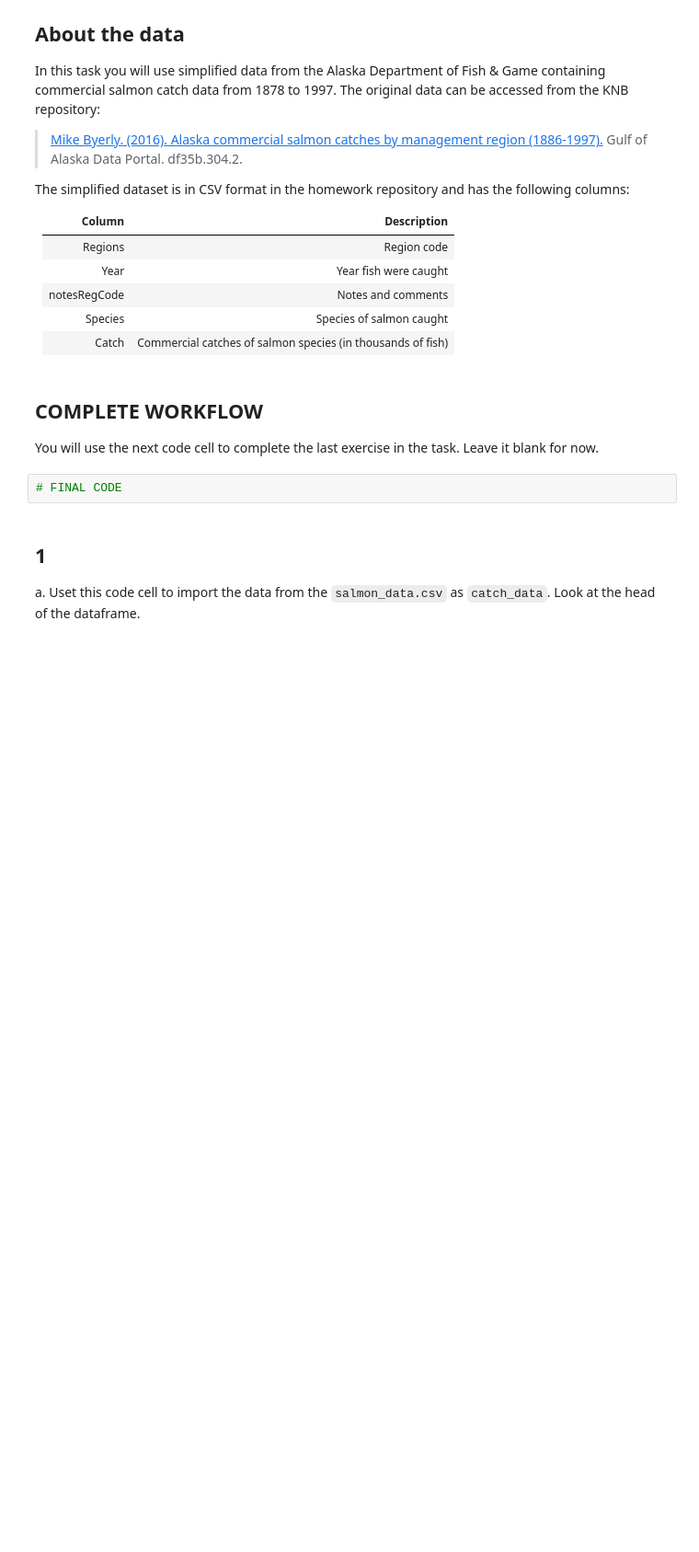
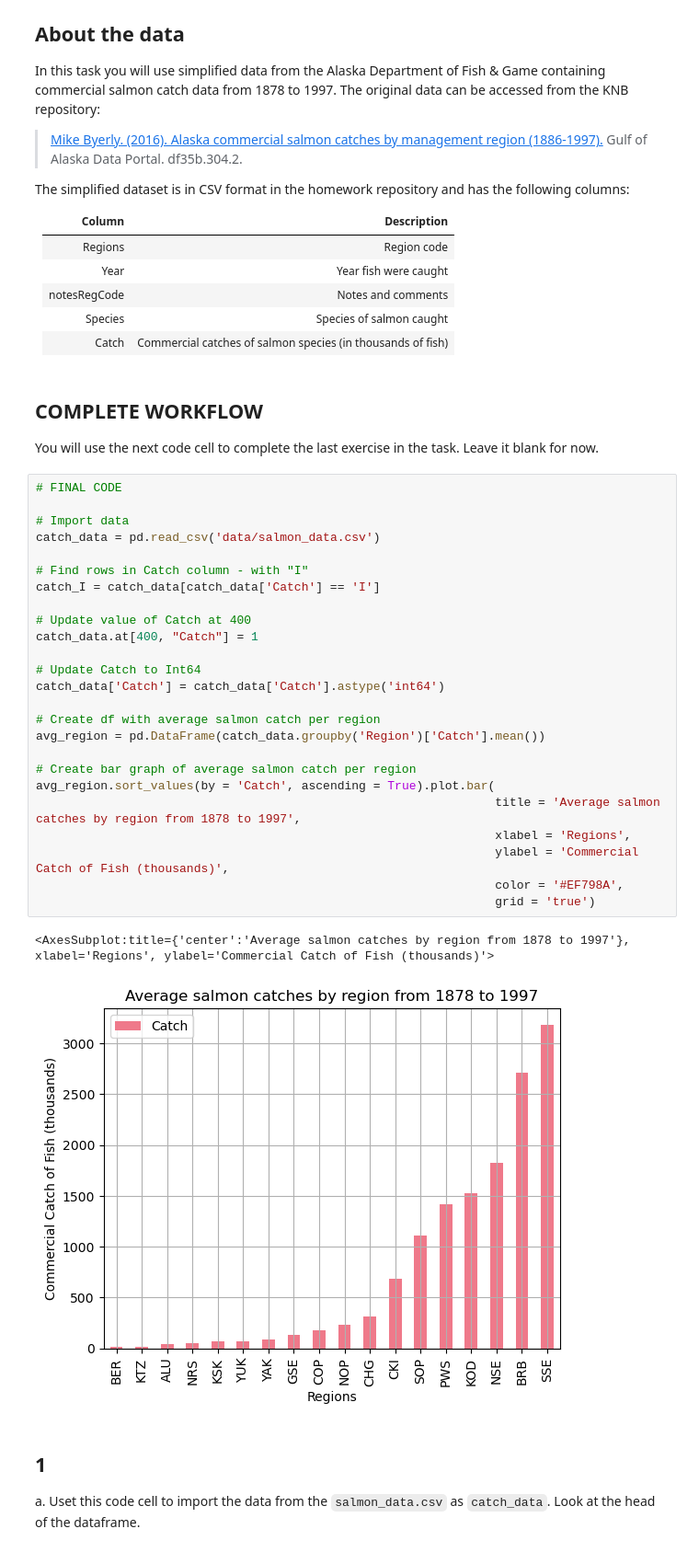
Before and after one commit to nmoraescommit/eds220-hwk2, a Jupyter notebook: hwk2-task2-salmon.ipynb, the cells around one changed output. Shown: that part at 92% size. Saved outputs shown, nothing was run; the diff lists cells and outputs as text; blank space fills up the shorter version.

Commit message:
Finalize task 2 and Approaching last question for task 3.

```diff
--- a/hwk2-task2-salmon.ipynb
+++ b/hwk2-task2-salmon.ipynb
@@ -52,8 +52,34 @@ The simplified dataset is in CSV format in the homework repository and has the f
 ## COMPLETE WORKFLOW
 
 You will use the next code cell to complete the last exercise in the task. Leave it blank for now.
-# %%
-# FINAL CODE
+# %%
+# FINAL CODE
+
+# Import data
+catch_data = pd.read_csv('data/salmon_data.csv')
+
+# Find rows in Catch column - with "I"
+catch_I = catch_data[catch_data['Catch'] == 'I']
+
+# Update value of Catch at 400
+catch_data.at[400, "Catch"] = 1
+
+# Update Catch to Int64
+catch_data['Catch'] = catch_data['Catch'].astype('int64')
+
+# Create df with average salmon catch per region
+avg_region = pd.DataFrame(catch_data.groupby('Region')['Catch'].mean())
+
+# Create bar graph of average salmon catch per region
+avg_region.sort_values(by = 'Catch', ascending = True).plot.bar(
+                                                                title = 'Average salmon catches by region from 1878 to 1997',
+                                                                xlabel = 'Regions',
+                                                                ylabel = 'Commercial Catch of Fish (thousands)',
+                                                                color = '#EF798A',
+                                                                grid = 'true')
+# %% [output]
+<AxesSubplot:title={'center':'Average salmon catches by region from 1878 to 1997'}, xlabel='Regions', ylabel='Commercial Catch of Fish (thousands)'>
+[figure, added]
 # %% [markdown]
 ## 1
 
```
Also changed, not shown: parts of 10 cells of this notebook, 2 other files.
